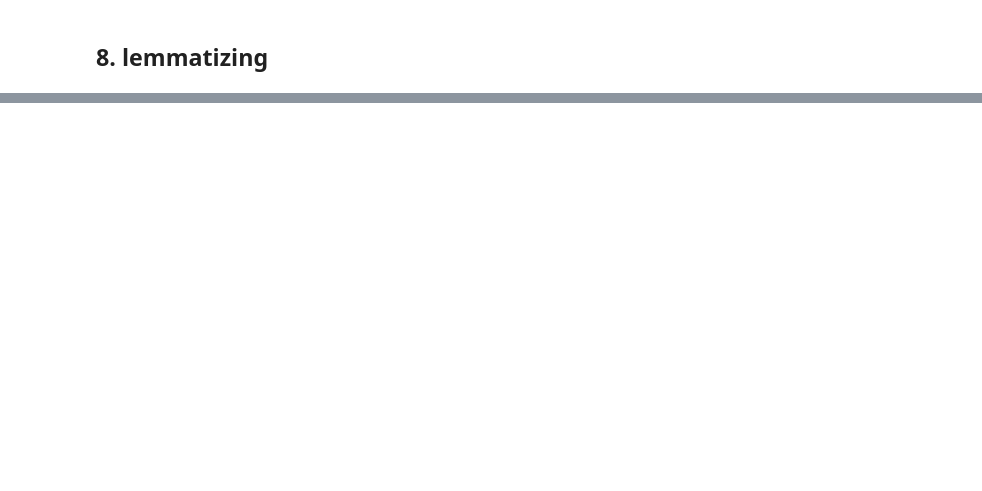
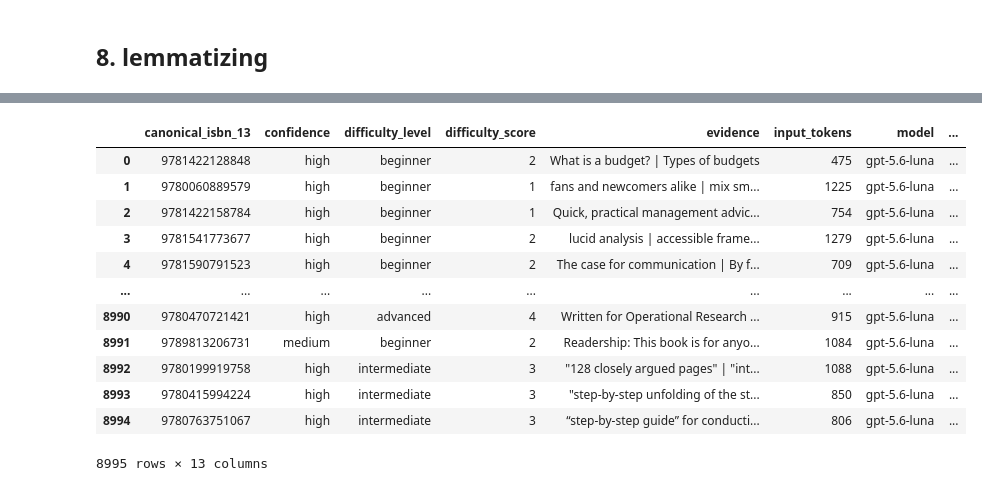
Before and after one commit to sidmirpuri/bookpath, a Jupyter notebook: open_lib_9034/main.ipynb, the cells around one changed output, grey strips where cells are left out. Saved outputs shown, nothing was run; the diff lists cells and outputs as text; code cells hidden in the pictures; blank space fills up the shorter version.

```diff
--- a/open_lib_9034/main.ipynb
+++ b/open_lib_9034/main.ipynb
@@ -412,0 +401,17 @@ Lemmatized:  ['v', '1', 'the', 'structure', 'of', 'everyday', 'life', 'the', 'li
+# %%
+difficulty_query = """
+SELECT *
+FROM `wagon-bootcamp-501605.amazon_books_2023.difficulty_classifications_8995`
+"""
+difficulty_command = [
+    "bq", "--location=asia-northeast1", "query",
+    "--use_legacy_sql=false", "--format=json", "--max_rows=100000",
+    difficulty_query,
+]
+difficulty_result = subprocess.run(difficulty_command, capture_output=True, text=True, check=True)
+difficulty = pd.DataFrame(json.loads(difficulty_result.stdout))
+print(f"difficulty_classifications_8995: {difficulty.shape[0]:,} rows x {difficulty.shape[1]:,} columns.")
+print(f"Columns: {difficulty.columns.tolist()}")
+
+assert "parent_asin" in difficulty.columns, "No parent_asin found -- check the real join key!"
+difficulty["parent_asin"] = difficulty["parent_asin"].astype("string")
@@ -412,0 +479,16 @@ Lemmatized:  ['v', '1', 'the', 'structure', 'of', 'everyday', 'life', 'the', 'li
+# %%
+difficulty
+# %% [output]
+|  | canonical_isbn_13 | confidence | difficulty_level | difficulty_score | evidence | input_tokens | model | ... |
+| 0 | 9781422128848 | high | beginner | 2 | What is a budget? | Types of budgets | 475 | gpt-5.6-luna | ... |
+| 1 | 9780060889579 | high | beginner | 1 | fans and newcomers alike | mix sm... | 1225 | gpt-5.6-luna | ... |
+| 2 | 9781422158784 | high | beginner | 1 | Quick, practical management advic... | 754 | gpt-5.6-luna | ... |
+| 3 | 9781541773677 | high | beginner | 2 | lucid analysis | accessible frame... | 1279 | gpt-5.6-luna | ... |
+| 4 | 9781590791523 | high | beginner | 2 | The case for communication | By f... | 709 | gpt-5.6-luna | ... |
+| ... | ... | ... | ... | ... | ... | ... | ... | ... |
+| 8990 | 9780470721421 | high | advanced | 4 | Written for Operational Research ... | 915 | gpt-5.6-luna | ... |
+| 8991 | 9789813206731 | medium | beginner | 2 | Readership: This book is for anyo... | 1084 | gpt-5.6-luna | ... |
+| 8992 | 9780199919758 | high | intermediate | 3 | "128 closely argued pages" | "int... | 1088 | gpt-5.6-luna | ... |
+| 8993 | 9780415994224 | high | intermediate | 3 | "step-by-step unfolding of the st... | 850 | gpt-5.6-luna | ... |
+| 8994 | 9780763751067 | high | intermediate | 3 | “step-by-step guide” for conducti... | 806 | gpt-5.6-luna | ... |
+8995 rows × 13 columns
```
Also changed, not shown: parts of 43 cells of this notebook.
